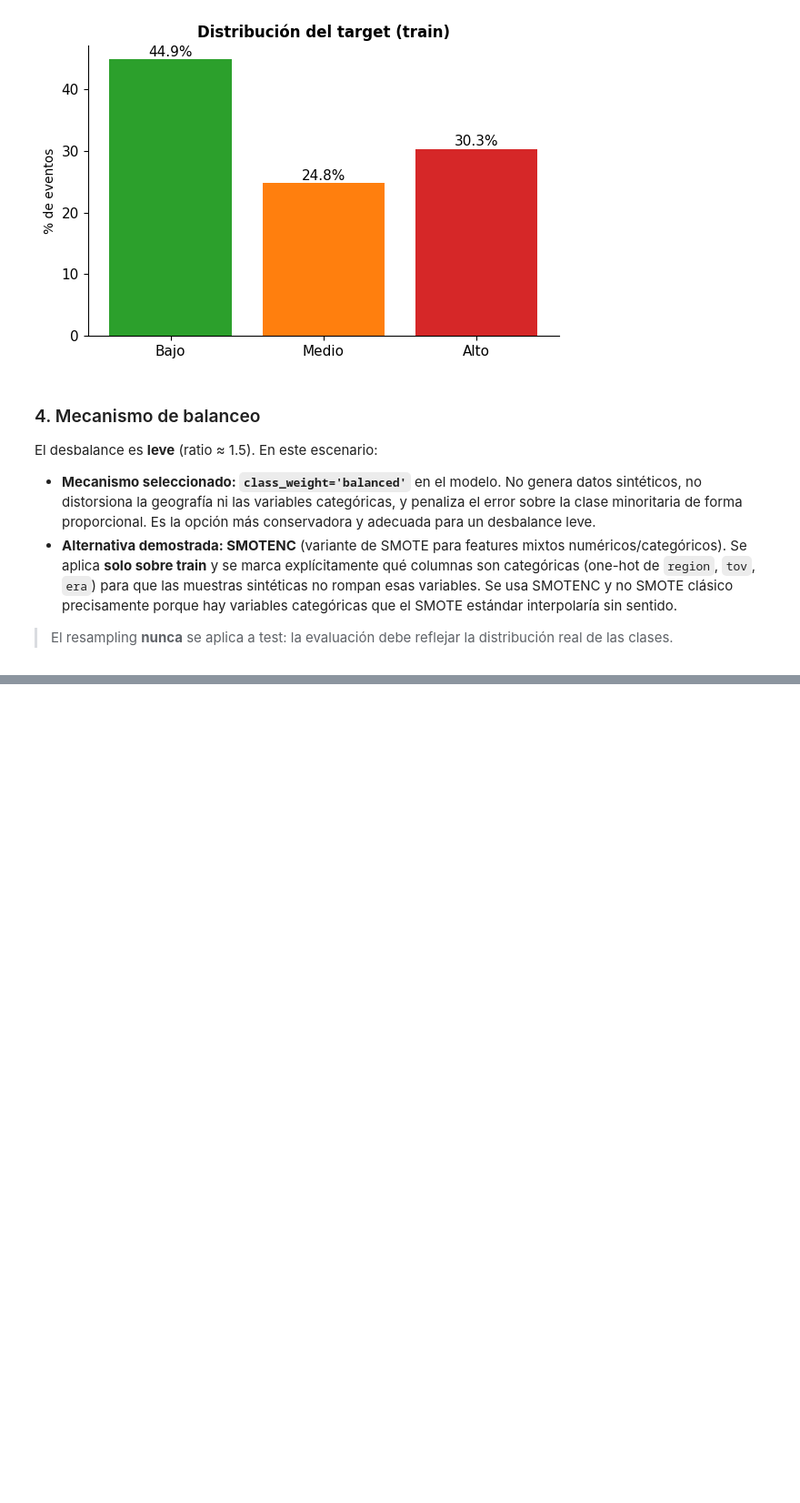
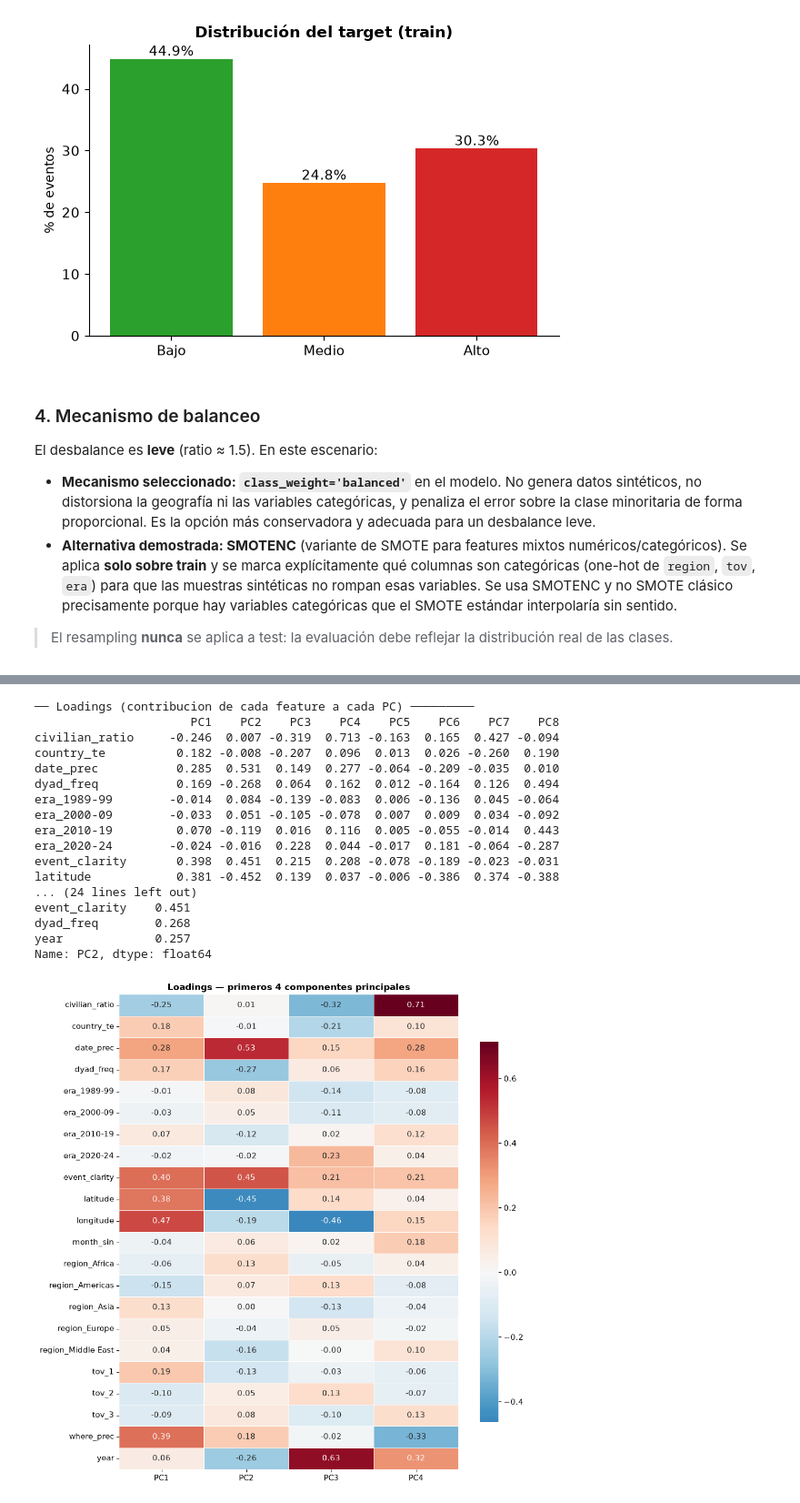
Before and after one commit to santiagoruizvt/AdD-Grupo-8-UCDP-GED, a Jupyter notebook: Grupo8-UCDP-GED.ipynb, the cells around one changed output, grey strips where cells are left out. Shown at 91% size. Cells and saved outputs as stored; diff of their text form; code cells hidden in the pictures; blank space fills up the shorter version.

```diff
--- a/Grupo8-UCDP-GED.ipynb
+++ b/Grupo8-UCDP-GED.ipynb
@@ -1393,0 +1650,18 @@ SMOTENC (demostración sobre submuestra de 30.000 filas de train):
+# %%
+# ─────────────────────────────────────────────
+# 3) PCA reducido con k seleccionado
+# ─────────────────────────────────────────────
+K = k80   # criterio: varianza acumulada >= 80%
+
+pca_k = PCA(n_components=K, random_state=42)
+X_train_pca = pca_k.fit_transform(X_train_sel)  # fit en TRAIN
+X_test_pca  = pca_k.transform(X_test_sel)        # solo transform en TEST
+
+print(f'PCA con k = {K} componentes')
+print(f'  Shape original  -> {X_train_sel.shape}')
+print(f'  Shape reducido  -> {X_train_pca.shape}')
+print(f'  Varianza total capturada: {pca_k.explained_variance_ratio_.sum()*100:.2f}%')
+print()
+pc_cols = [f'PC{i+1}' for i in range(K)]
+print('Scores (primeras 5 filas):')
+print(pd.DataFrame(X_train_pca[:5], columns=pc_cols).round(3).to_string(index=False))
@@ -1393,0 +1681,51 @@ SMOTENC (demostración sobre submuestra de 30.000 filas de train):
+# %%
+# ─────────────────────────────────────────────
+# 4) Analisis de loadings (autovectores)
+#    Los loadings indican cuanto contribuye cada
+#    feature original a cada componente principal.
+# ─────────────────────────────────────────────
+loadings_df = pd.DataFrame(
+    pca_k.components_.T,
+    index=SELECTED_FEATS,
+    columns=pc_cols
+)
+
+print('── Loadings (contribucion de cada feature a cada PC) ─────────')
+print(loadings_df.round(3).to_string())
+print()
+print('── Top 5 features por modulo en PC1 ─────────────────────────')
+print(loadings_df['PC1'].abs().sort_values(ascending=False).head(5).round(3))
+print()
+print('── Top 5 features por modulo en PC2 ─────────────────────────')
+print(loadings_df['PC2'].abs().sort_values(ascending=False).head(5).round(3))
+
+# Heatmap
+n_show_pc = min(4, K)
+fig, ax = plt.subplots(figsize=(n_show_pc * 2 + 2, max(6, len(SELECTED_FEATS) * 0.45)))
+sns.heatmap(
+    loadings_df.iloc[:, :n_show_pc],
+    cmap='RdBu_r', center=0, annot=True, fmt='.2f',
+    linewidths=0.5, ax=ax, cbar_kws={'shrink': 0.8}
+)
+ax.set_title(f'Loadings — primeros {n_show_pc} componentes principales', fontweight='bold')
+plt.tight_layout()
+plt.show()
+# %% [output]
+── Loadings (contribucion de cada feature a cada PC) ─────────
+                      PC1    PC2    PC3    PC4    PC5    PC6    PC7    PC8
+civilian_ratio     -0.246  0.007 -0.319  0.713 -0.163  0.165  0.427 -0.094
+country_te          0.182 -0.008 -0.207  0.096  0.013  0.026 -0.260  0.190
+date_prec           0.285  0.531  0.149  0.277 -0.064 -0.209 -0.035  0.010
+dyad_freq           0.169 -0.268  0.064  0.162  0.012 -0.164  0.126  0.494
+era_1989-99        -0.014  0.084 -0.139 -0.083  0.006 -0.136  0.045 -0.064
+era_2000-09        -0.033  0.051 -0.105 -0.078  0.007  0.009  0.034 -0.092
+era_2010-19         0.070 -0.119  0.016  0.116  0.005 -0.055 -0.014  0.443
+era_2020-24        -0.024 -0.016  0.228  0.044 -0.017  0.181 -0.064 -0.287
+event_clarity       0.398  0.451  0.215  0.208 -0.078 -0.189 -0.023 -0.031
+latitude            0.381 -0.452  0.139  0.037 -0.006 -0.386  0.374 -0.388
+... (24 lines left out)
+event_clarity    0.451
+dyad_freq        0.268
+year             0.257
+Name: PC2, dtype: float64
+[figure, added]
```
Also changed, not shown: parts of 24 cells of this notebook.
